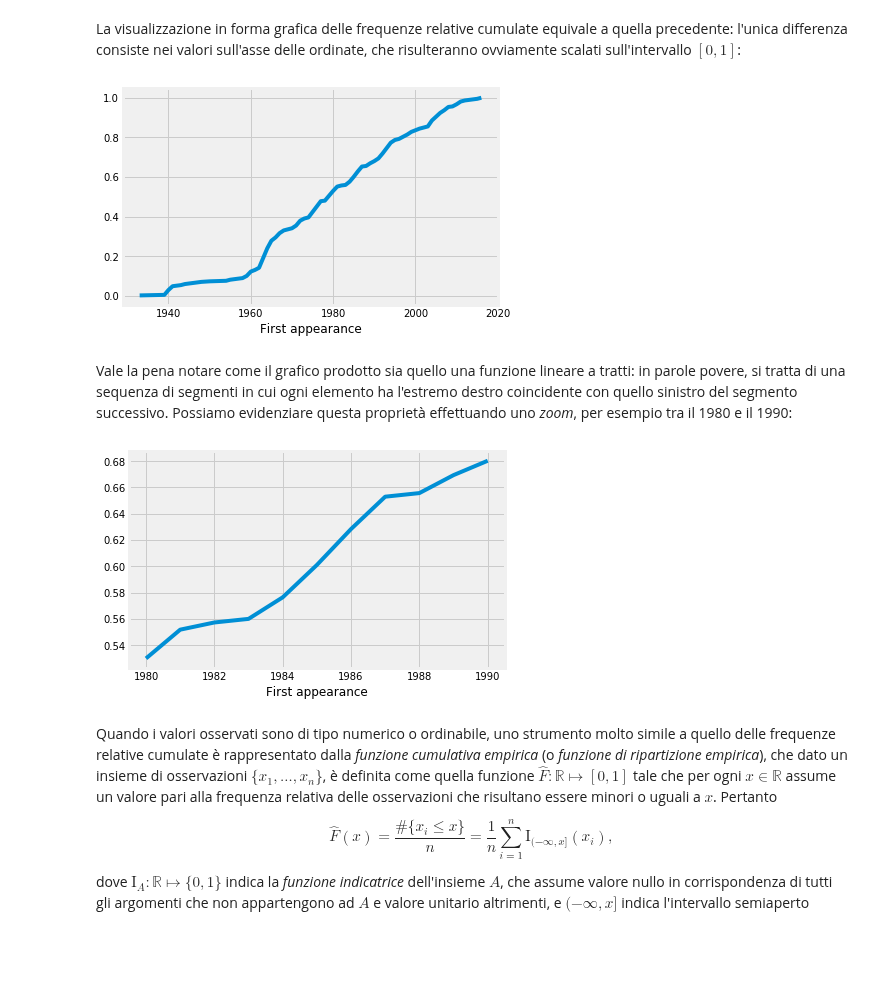
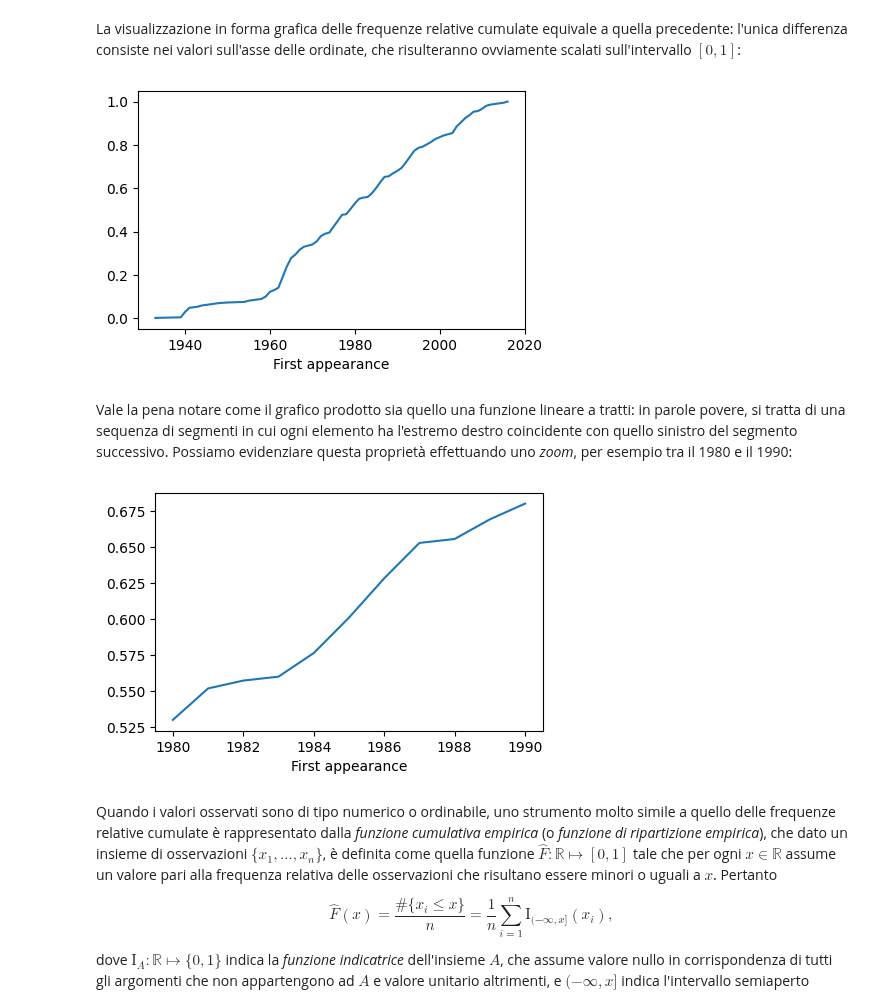
Before and after one commit to dariomalchiodi/superhero-datascience, a Jupyter notebook: content/L03-Dati_e_frequenze.ipynb, the cells around one changed output. Saved outputs shown, nothing was run; the diff lists cells and outputs as text; code cells hidden in the pictures; blank space fills up the shorter version.

```diff
--- a/content/L03-Dati_e_frequenze.ipynb
+++ b/content/L03-Dati_e_frequenze.ipynb
@@ -24,7 +24,7 @@ import pandas as pd
 import matplotlib.pyplot as plt
 from scipy.constants import golden
 
-plt.style.use('fivethirtyeight')
+#plt.style.use('fivethirtyeight')
 plt.rc('figure', figsize=(5.0, 5.0/golden))
 
 
@@ -514,14 +532,14 @@ La visualizzazione in forma grafica delle frequenze relative cumulate equivale a
 first_app_relfreq_cumulate.plot(legend=False)
 plt.show()
 # %% [output]
-[figure, old version]
+[figure, new version]
 # %% [markdown]
 Vale la pena notare come il grafico prodotto sia quello una funzione lineare a tratti: in parole povere, si tratta di una sequenza di segmenti in cui ogni elemento ha l'estremo destro coincidente con quello sinistro del segmento successivo. Possiamo evidenziare questa proprietà effettuando uno _zoom_, per esempio tra il 1980 e il 1990:
 # %%
-first_app_relfreq_cumulate[1980:1990].plot(legend=False)
+first_app_relfreq_cumulate.loc[1980:1990].plot(legend=False)
 plt.show()
 # %% [output]
-[figure, old version]
+[figure, new version]
 # %% [markdown]
 Quando i valori osservati sono di tipo numerico o ordinabile, uno strumento molto simile a quello delle frequenze relative cumulate è rappresentato dalla _funzione cumulativa empirica_ (o _funzione di ripartizione empirica_), che dato un insieme di osservazioni $\{ x_1, \dots, x_n \}$, è definita come quella funzione $\hat F: \mathbb R \mapsto [0, 1]$ tale che per ogni $x \in \mathbb R$ assume un valore pari alla frequenza relativa delle osservazioni che risultano essere minori o uguali a $x$. Pertanto
 
```
Also changed, not shown: parts of 50 cells of this notebook, 4 other files.
